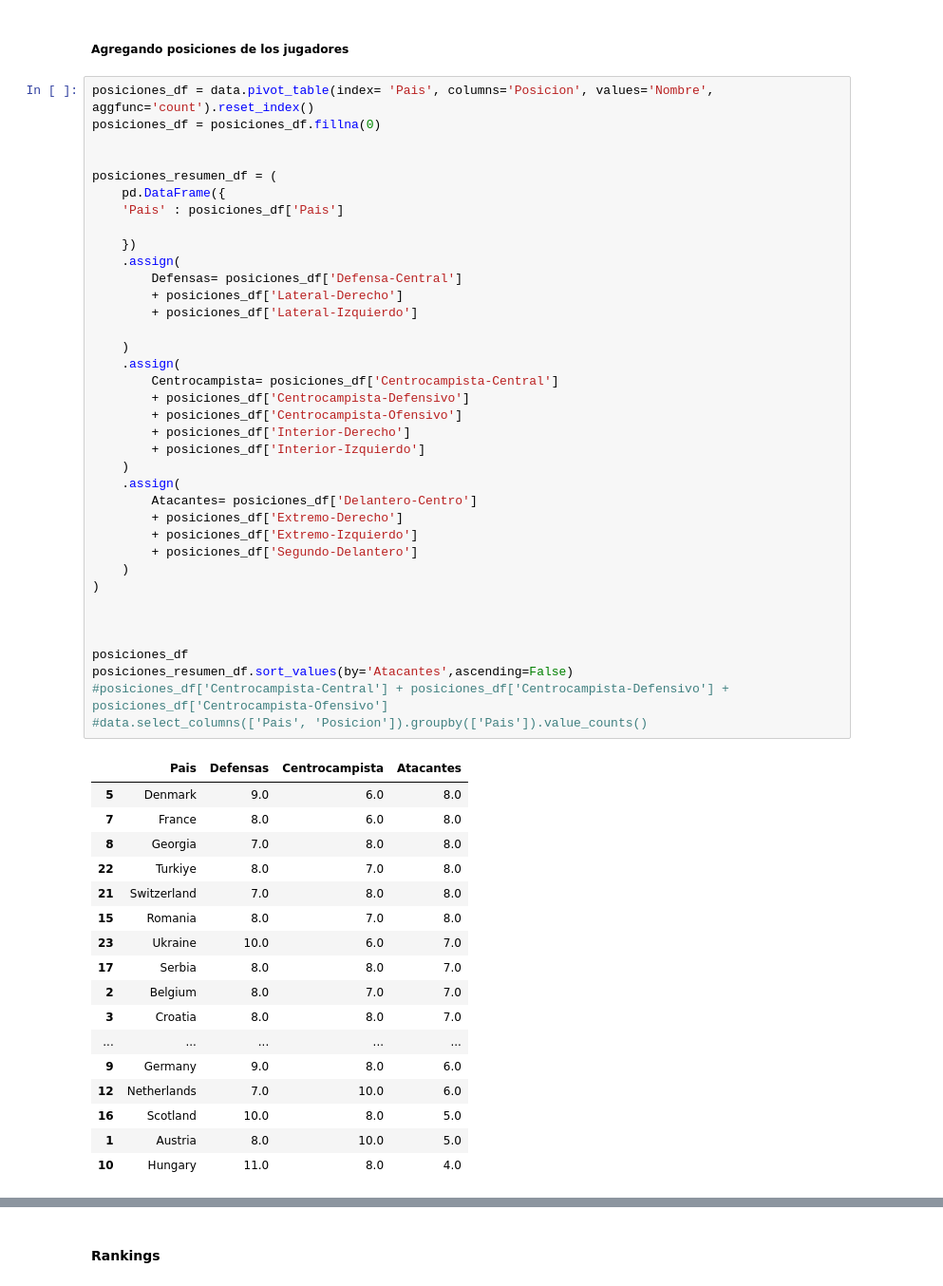
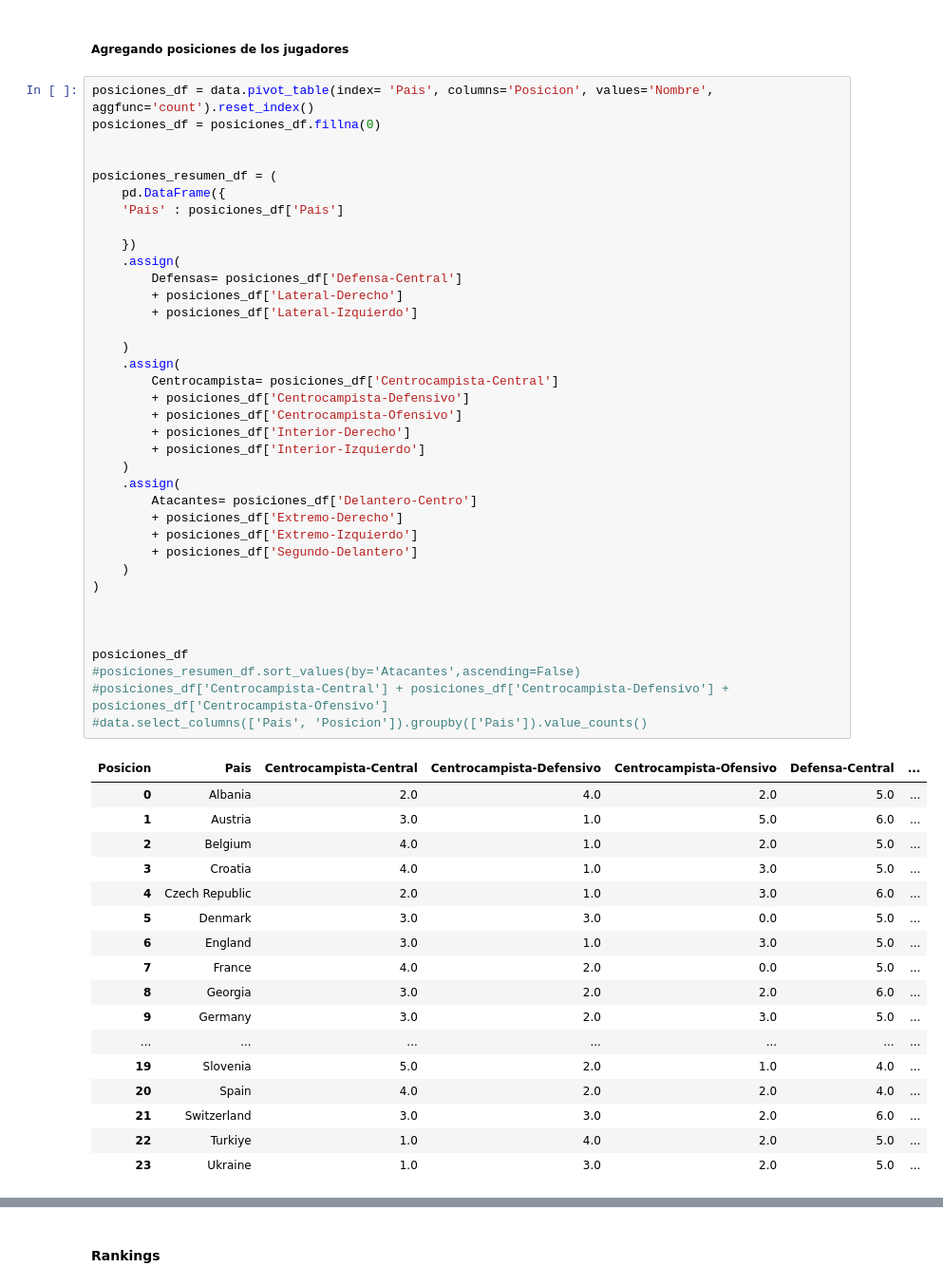
Before and after one commit to rdanbaro/Analisis-Euro, a Jupyter notebook: analisys.ipynb, the cells around one changed output, grey strips where cells are left out. Shown at 95% size. Saved outputs shown, nothing was run; the diff lists cells and outputs as text.

```diff
--- a/analisys.ipynb
+++ b/analisys.ipynb
@@ -293,48 +293,48 @@ posiciones_resumen_df = (
     'Pais' : posiciones_df['Pais']
 
     })
     .assign(
         Defensas= posiciones_df['Defensa-Central']
         + posiciones_df['Lateral-Derecho']
         + posiciones_df['Lateral-Izquierdo']
 
     )
     .assign(
         Centrocampista= posiciones_df['Centrocampista-Central']
         + posiciones_df['Centrocampista-Defensivo']
         + posiciones_df['Centrocampista-Ofensivo']
         + posiciones_df['Interior-Derecho']
         + posiciones_df['Interior-Izquierdo']
     )
     .assign(
         Atacantes= posiciones_df['Delantero-Centro']
         + posiciones_df['Extremo-Derecho']
         + posiciones_df['Extremo-Izquierdo']
         + posiciones_df['Segundo-Delantero']
     )
 )
 
 
 
 posiciones_df
-posiciones_resumen_df.sort_values(by='Atacantes',ascending=False)
+#posiciones_resumen_df.sort_values(by='Atacantes',ascending=False)
 #posiciones_df['Centrocampista-Central'] + posiciones_df['Centrocampista-Defensivo'] + posiciones_df['Centrocampista-Ofensivo']
 #data.select_columns(['Pais', 'Posicion']).groupby(['Pais']).value_counts()
 # %% [output]
-|  | Pais | Defensas | Centrocampista | Atacantes |
-| 5 | Denmark | 9.0 | 6.0 | 8.0 |
-| 7 | France | 8.0 | 6.0 | 8.0 |
-| 8 | Georgia | 7.0 | 8.0 | 8.0 |
-| 22 | Turkiye | 8.0 | 7.0 | 8.0 |
-| 21 | Switzerland | 7.0 | 8.0 | 8.0 |
-| 15 | Romania | 8.0 | 7.0 | 8.0 |
-| 23 | Ukraine | 10.0 | 6.0 | 7.0 |
-| 17 | Serbia | 8.0 | 8.0 | 7.0 |
-| 2 | Belgium | 8.0 | 7.0 | 7.0 |
-| 3 | Croatia | 8.0 | 8.0 | 7.0 |
-| ... | ... | ... | ... | ... |
-| 9 | Germany | 9.0 | 8.0 | 6.0 |
-| 12 | Netherlands | 7.0 | 10.0 | 6.0 |
-| 16 | Scotland | 10.0 | 8.0 | 5.0 |
-| 1 | Austria | 8.0 | 10.0 | 5.0 |
-| 10 | Hungary | 11.0 | 8.0 | 4.0 |
+| Posicion | Pais | Centrocampista-Central | Centrocampista-Defensivo | Centrocampista-Ofensivo | Defensa-Central | ... |
+| 0 | Albania | 2.0 | 4.0 | 2.0 | 5.0 | ... |
+| 1 | Austria | 3.0 | 1.0 | 5.0 | 6.0 | ... |
+| 2 | Belgium | 4.0 | 1.0 | 2.0 | 5.0 | ... |
+| 3 | Croatia | 4.0 | 1.0 | 3.0 | 5.0 | ... |
+| 4 | Czech Republic | 2.0 | 1.0 | 3.0 | 6.0 | ... |
+| 5 | Denmark | 3.0 | 3.0 | 0.0 | 5.0 | ... |
+| 6 | England | 3.0 | 1.0 | 3.0 | 5.0 | ... |
+| 7 | France | 4.0 | 2.0 | 0.0 | 5.0 | ... |
+| 8 | Georgia | 3.0 | 2.0 | 2.0 | 6.0 | ... |
+| 9 | Germany | 3.0 | 2.0 | 3.0 | 5.0 | ... |
+| ... | ... | ... | ... | ... | ... | ... |
+| 19 | Slovenia | 5.0 | 2.0 | 1.0 | 4.0 | ... |
+| 20 | Spain | 4.0 | 2.0 | 2.0 | 4.0 | ... |
+| 21 | Switzerland | 3.0 | 3.0 | 2.0 | 6.0 | ... |
+| 22 | Turkiye | 1.0 | 4.0 | 2.0 | 5.0 | ... |
+| 23 | Ukraine | 1.0 | 3.0 | 2.0 | 5.0 | ... |
```
Also changed, not shown: parts of 5 cells of this notebook, 1 other file.
